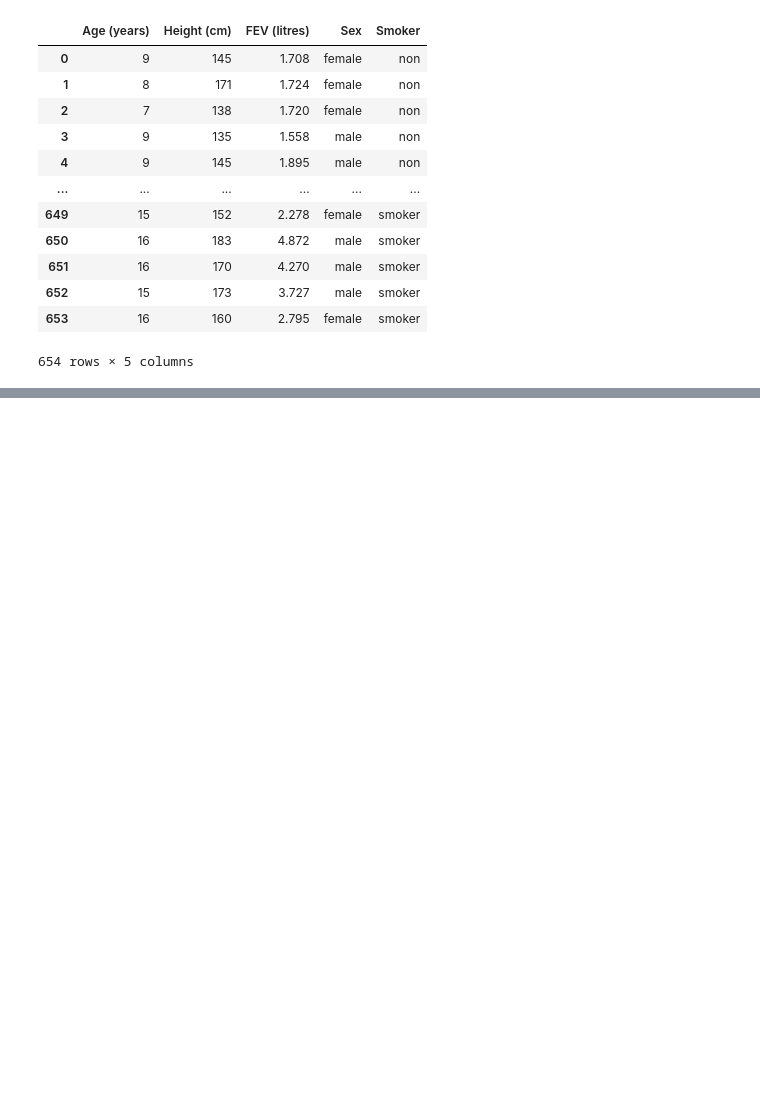
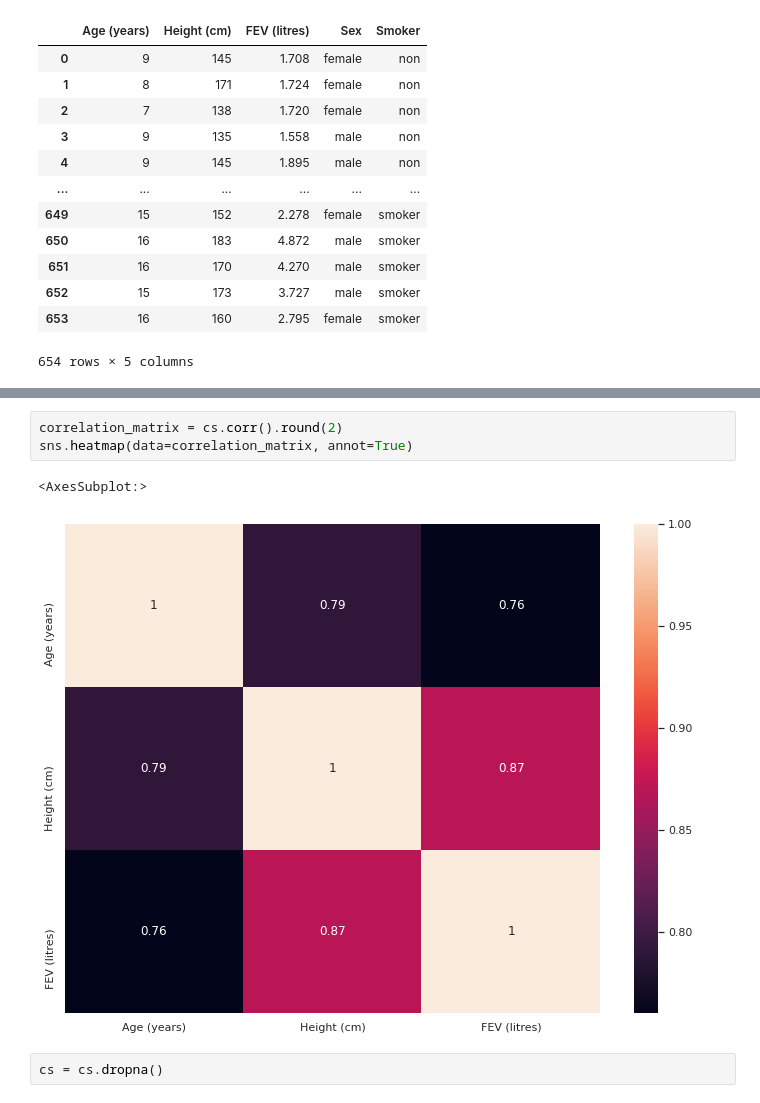
Before and after one commit to SGalvez23/TC1002S_A01251884, a Jupyter notebook: Child Smokers/A01251884_Act_MapaCalor.ipynb, the cells around one changed output, grey strips where cells are left out. Cells and saved outputs as stored; diff of their text form; blank space fills up the shorter version.

```diff
--- a/Child Smokers/A01251884_Act_MapaCalor.ipynb
+++ b/Child Smokers/A01251884_Act_MapaCalor.ipynb
@@ -40,0 +41,8 @@ AttributeError: 'DataFrame' object has no attribute 'data'
+# %%
+correlation_matrix = cs.corr().round(2)
+sns.heatmap(data=correlation_matrix, annot=True)
+# %% [output]
+<AxesSubplot:>
+[figure, added]
+# %%
+cs = cs.dropna()
```
Also changed, not shown: parts of 9 cells of this notebook, 1 other file.
